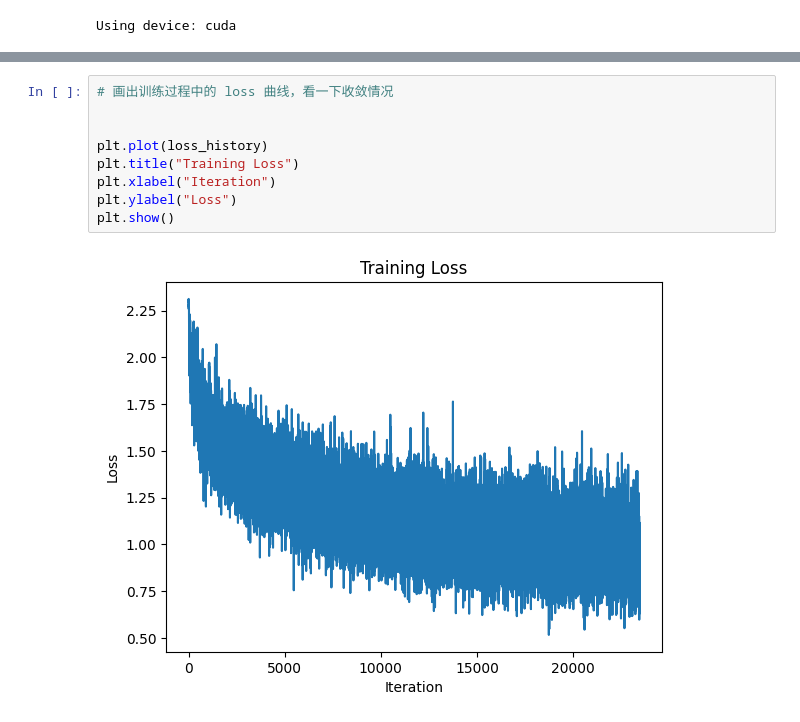
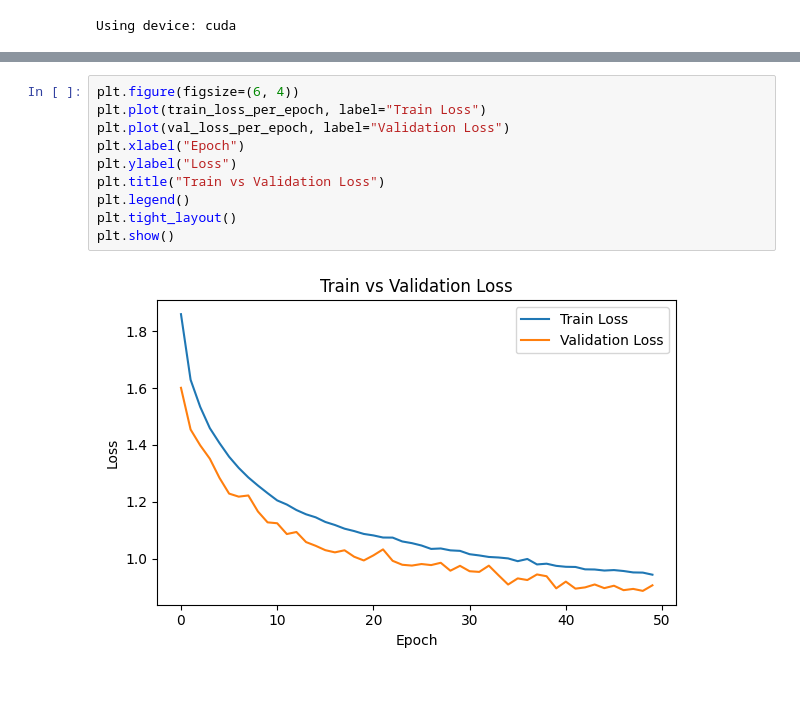
Before and after one commit to MrRobot064/cifar10_learning, a Jupyter notebook: cifar10.ipynb, the cells around one changed output, grey strips where cells are left out. Saved outputs shown, nothing was run; the diff lists cells and outputs as text; blank space fills up the shorter version.

```diff
--- a/cifar10.ipynb
+++ b/cifar10.ipynb
@@ -247,14 +331,15 @@ for epoch in range(num_epochs):
 # %%
-# 画出训练过程中的 loss 曲线，看一下收敛情况
-
-
-plt.plot(loss_history)
-plt.title("Training Loss")
-plt.xlabel("Iteration")
+plt.figure(figsize=(6, 4))
+plt.plot(train_loss_per_epoch, label="Train Loss")
+plt.plot(val_loss_per_epoch, label="Validation Loss")
+plt.xlabel("Epoch")
 plt.ylabel("Loss")
+plt.title("Train vs Validation Loss")
+plt.legend()
+plt.tight_layout()
 plt.show()
 # %% [output]
-[figure, old version]
+[figure, new version]
 # %%
 # 在给定数据集上计算分类准确率
 
```
Also changed, not shown: parts of 5 cells of this notebook.
